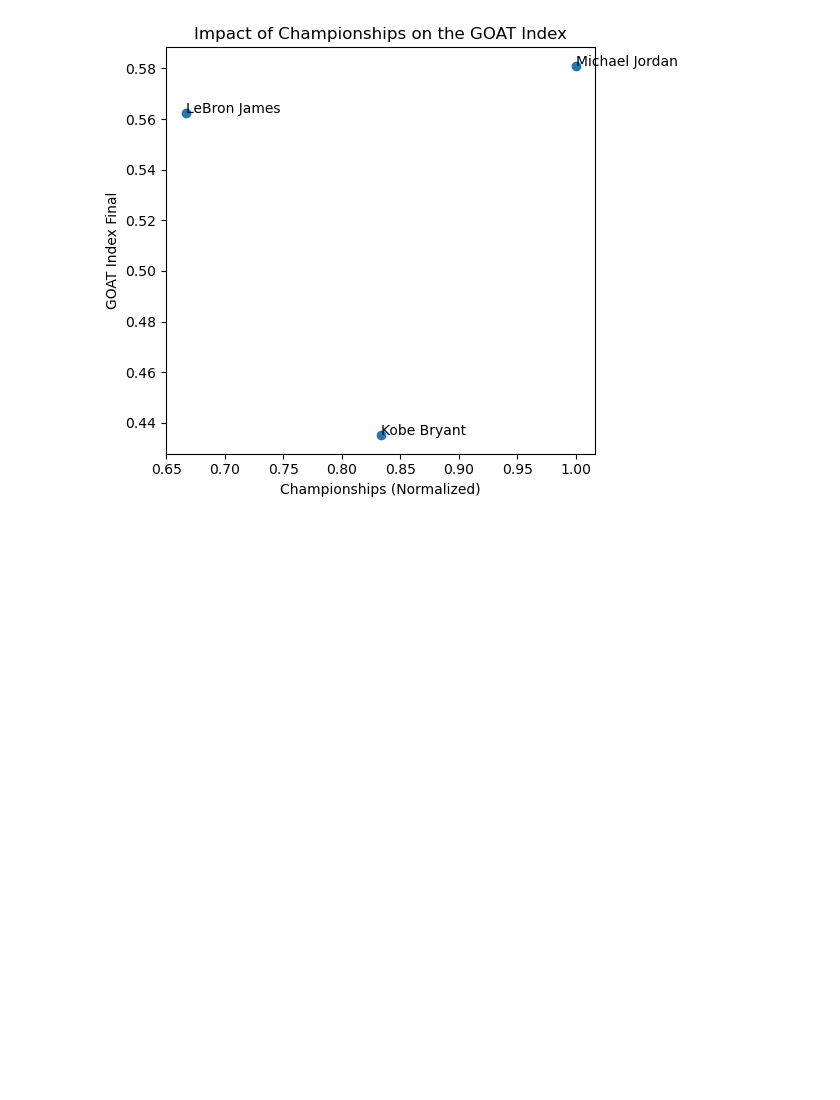
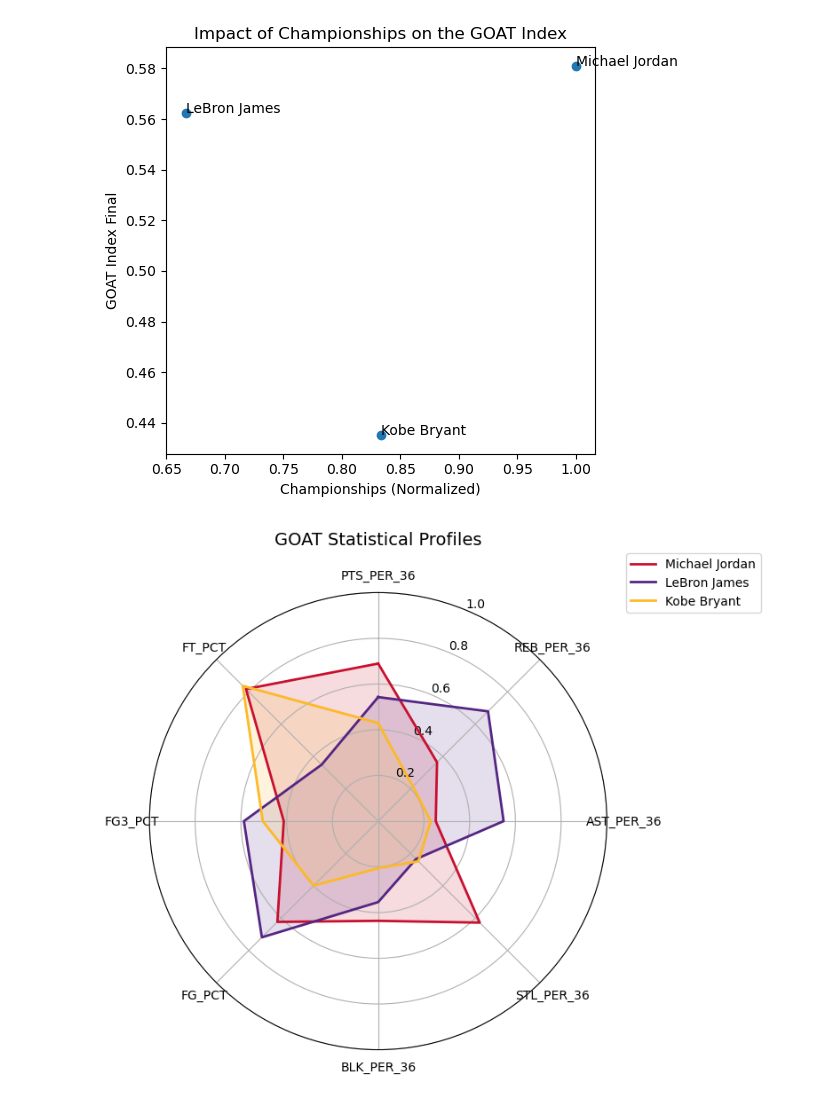
Before and after one commit to LautaroDA2205/ProjectNBA, a Jupyter notebook: GOAT_resumido.ipynb, the cells around one changed output. Saved outputs shown, nothing was run; the diff lists cells and outputs as text; code cells hidden in the pictures; blank space fills up the shorter version.

Commit message:
Graphics added

```diff
--- a/GOAT_resumido.ipynb
+++ b/GOAT_resumido.ipynb
@@ -112,3 +116,79 @@ plt.tight_layout()
 plt.show()
 # %% [output]
 [figure]
+# %%
+import numpy as np
+import matplotlib.pyplot as plt
+
+
+radar_metrics = [
+    "PTS_PER_36",
+    "REB_PER_36",
+    "AST_PER_36",
+    "STL_PER_36",
+    "BLK_PER_36",
+    "FG_PCT",
+    "FG3_PCT",
+    "FT_PCT"
+]
+
+
+colors = {
+    "Michael Jordan": "#C8102E",  # Bulls red
+    "Kobe Bryant": "#FDB927",     # Lakers gold
+    "LeBron James": "#552583"     # Lakers purple
+}
+
+radar_df = ranking.set_index("PLAYER_NAME")[radar_metrics]
+
+labels = radar_metrics
+num_vars = len(labels)
+
+angles = np.linspace(0, 2 * np.pi, num_vars, endpoint=False).tolist()
+angles += angles[:1]  # cerrar el círculo
+
+
+
+fig, ax = plt.subplots(figsize=(8, 8), subplot_kw=dict(polar=True))
+
+ax.set_theta_offset(np.pi / 2)
+ax.set_theta_direction(-1)
+
+ax.set_thetagrids(np.degrees(angles[:-1]), labels)
+ax.set_ylim(0, 1)
+
+
+for player in radar_df.index:
+    values = radar_df.loc[player].tolist()
+    values += values[:1]
+
+    ax.plot(
+        angles,
+        values,
+        linewidth=2,
+        label=player,
+        color=colors[player]
+    )
+
+    ax.fill(
+        angles,
+        values,
+        color=colors[player],
+        alpha=0.15
+    )
+
+
+ax.set_title(
+    "GOAT Statistical Profiles",
+    size=14,
+    pad=20
+)
+
+plt.legend(
+    loc="upper right",
+    bbox_to_anchor=(1.35, 1.1)
+)
+
+plt.tight_layout()
+# %% [output]
+[figure, added]
```
Also changed, not shown: parts of 2 cells of this notebook.
